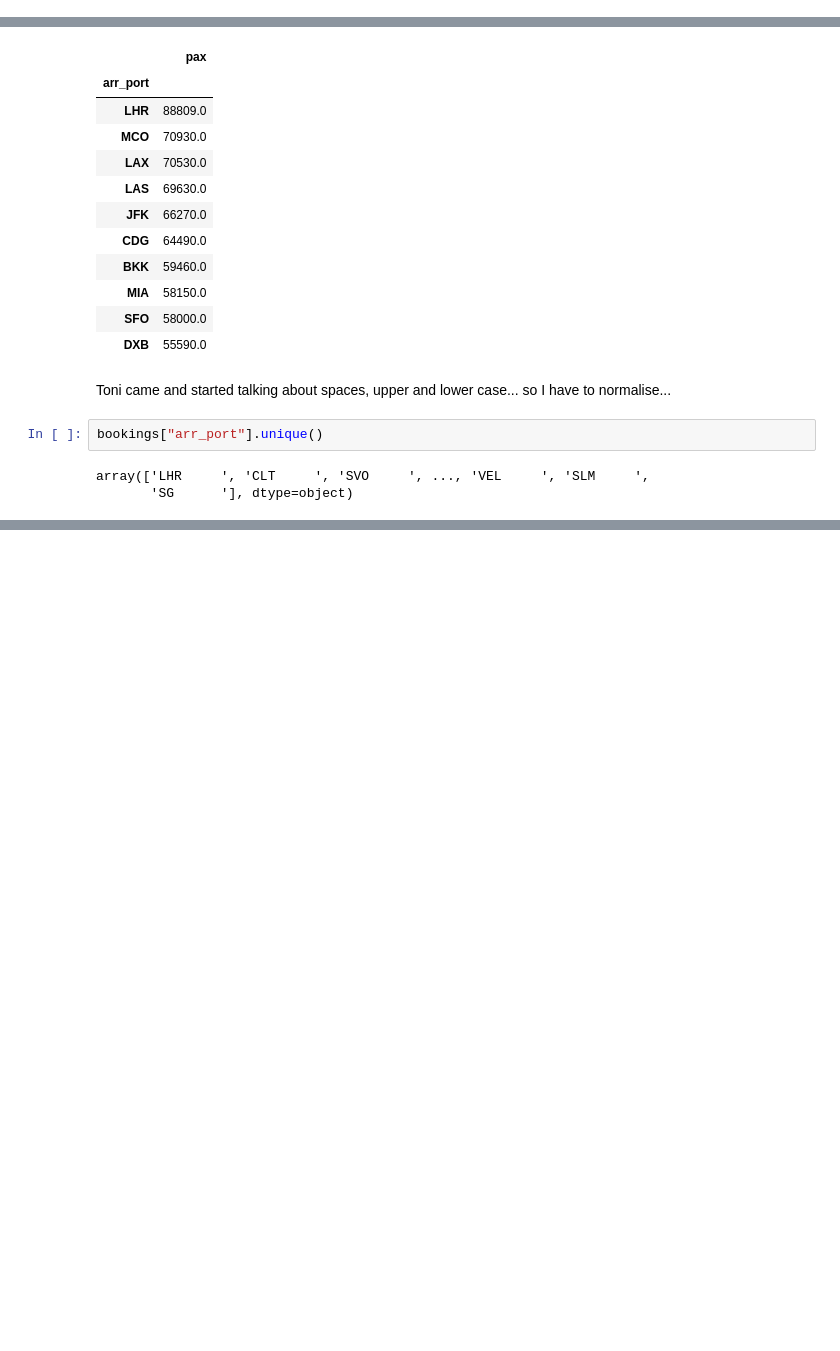
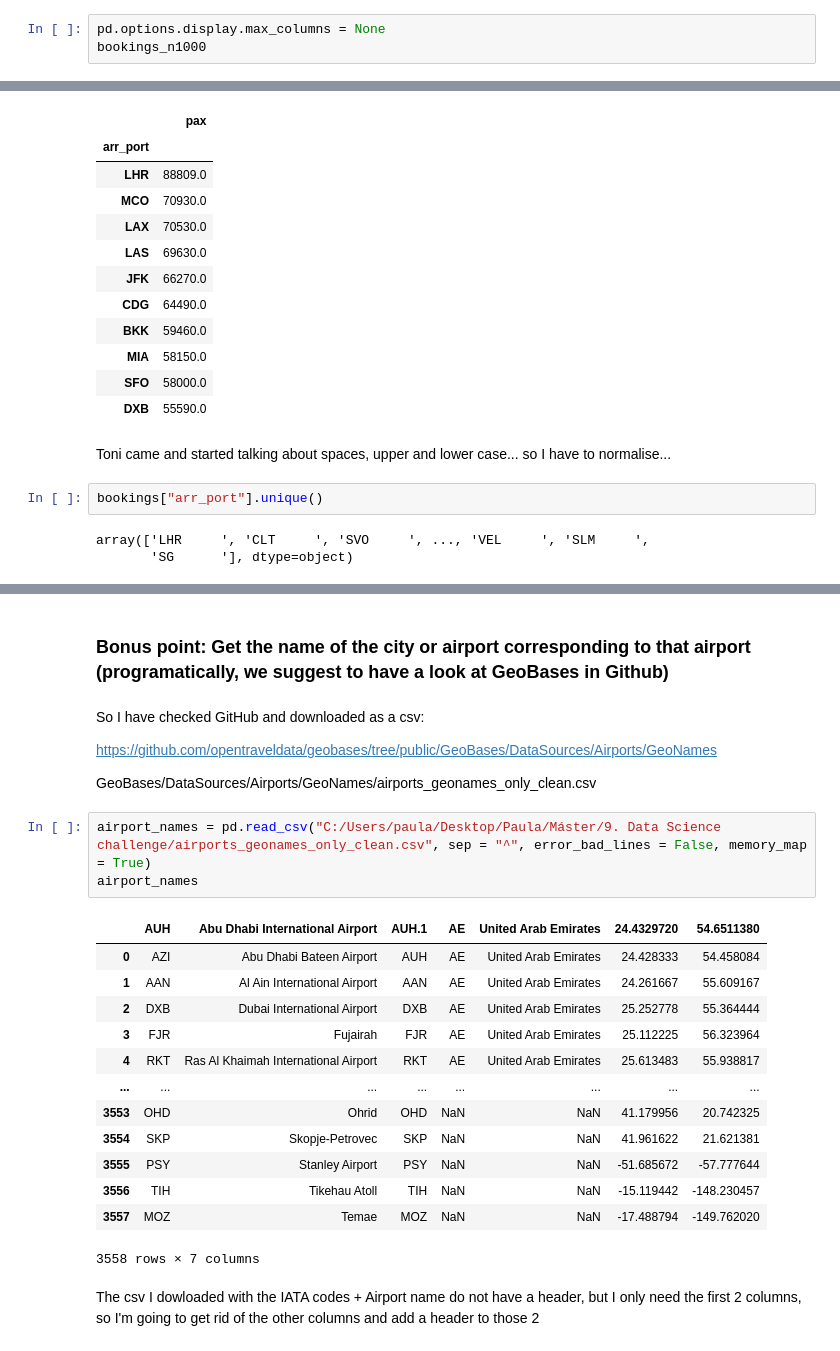
Before and after one commit to PaulaCervilla/Data-Science-Challenge---KSchool, a Jupyter notebook: Data Science Challenge_Team Science t-ish.ipynb, the cells around one changed output, grey strips where cells are left out. Drawn from its saved outputs; the diff is of its cells as text; blank space fills up the shorter version.

Commit message:
exercise 1, 2 and  bonus point

```diff
--- a/Data Science Challenge_Team Science t-ish.ipynb
+++ b/Data Science Challenge_Team Science t-ish.ipynb
@@ -95,0 +80,3 @@ bookings_n1000
+# %%
+pd.options.display.max_columns = None
+bookings_n1000
@@ -180,0 +581,27 @@ array(['LHR     ', 'CLT     ', 'SVO     ', ..., 'VEL     ', 'SLM     ',
+# %% [markdown]
+### Bonus point: Get the name of the city or airport corresponding to that airport (programatically, we suggest to have a look at GeoBases in Github)
+# %% [markdown]
+So I have checked GitHub and downloaded as a csv:
+
+https://github.com/opentraveldata/geobases/tree/public/GeoBases/DataSources/Airports/GeoNames
+
+GeoBases/DataSources/Airports/GeoNames/airports_geonames_only_clean.csv
+# %%
+airport_names = pd.read_csv("C:/Users/paula/Desktop/Paula/Máster/9. Data Science challenge/airports_geonames_only_clean.csv", sep = "^", error_bad_lines = False, memory_map = True)
+airport_names
+# %% [output]
+|  | AUH | Abu Dhabi International Airport | AUH.1 | AE | United Arab Emirates | 24.4329720 | 54.6511380 |
+| 0 | AZI | Abu Dhabi Bateen Airport | AUH | AE | United Arab Emirates | 24.428333 | 54.458084 |
+| 1 | AAN | Al Ain International Airport | AAN | AE | United Arab Emirates | 24.261667 | 55.609167 |
+| 2 | DXB | Dubai International Airport | DXB | AE | United Arab Emirates | 25.252778 | 55.364444 |
+| 3 | FJR | Fujairah | FJR | AE | United Arab Emirates | 25.112225 | 56.323964 |
+| 4 | RKT | Ras Al Khaimah International Airport | RKT | AE | United Arab Emirates | 25.613483 | 55.938817 |
+| ... | ... | ... | ... | ... | ... | ... | ... |
+| 3553 | OHD | Ohrid | OHD | NaN | NaN | 41.179956 | 20.742325 |
+| 3554 | SKP | Skopje-Petrovec | SKP | NaN | NaN | 41.961622 | 21.621381 |
+| 3555 | PSY | Stanley Airport | PSY | NaN | NaN | -51.685672 | -57.777644 |
+| 3556 | TIH | Tikehau Atoll | TIH | NaN | NaN | -15.119442 | -148.230457 |
+| 3557 | MOZ | Temae | MOZ | NaN | NaN | -17.488794 | -149.762020 |
+3558 rows × 7 columns
+# %% [markdown]
+The csv I dowloaded with the IATA codes + Airport name do not have a header, but I only need the first 2 columns, so I'm going to get rid of the other columns and add a header to those 2
```
Also changed, not shown: parts of 90 cells of this notebook.
